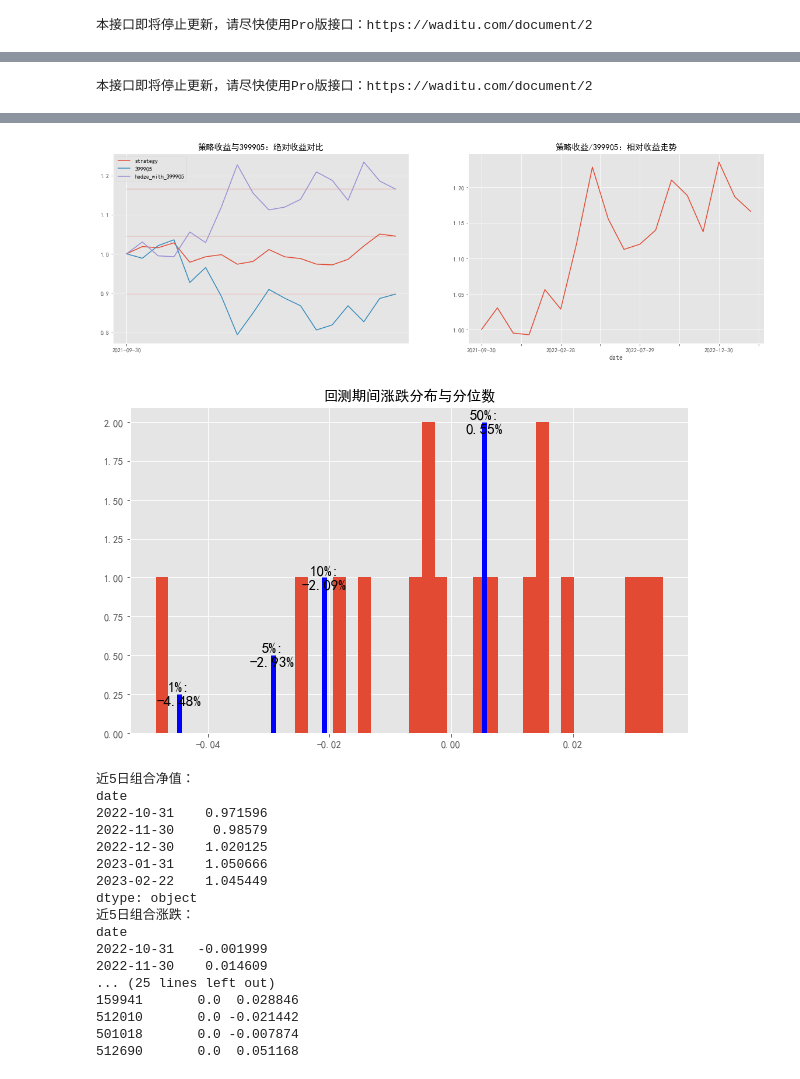
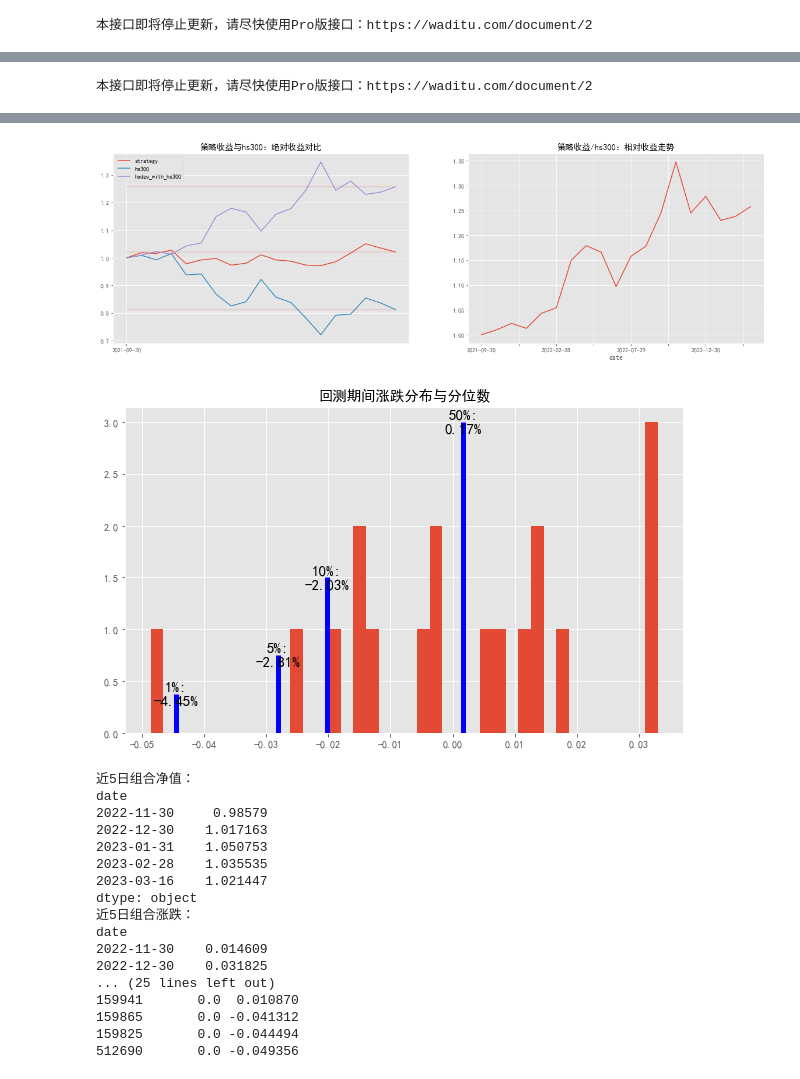
Before and after one commit to jwli601/stocks_stories, a Jupyter notebook: cv_strategy_intro.ipynb, the cells around one changed output, grey strips where cells are left out. Cells and saved outputs as stored; diff of their text form; code cells hidden in the pictures.

```diff
--- a/cv_strategy_intro.ipynb
+++ b/cv_strategy_intro.ipynb
@@ -448,4 +421,4 @@ plt.show()
 # %%
-am.visualization(control_group='399905')
+am.visualization(control_group='hs300')
 # %% [output]
 本接口即将停止更新，请尽快使用Pro版接口：https://waditu.com/document/2
@@ -453,19 +426,19 @@ am.visualization(control_group='399905')
-[figure, old version]
+[figure, new version]
-[figure, old version]
+[figure, new version]
 近5日组合净值：
 date
-2022-10-31    0.971596
 2022-11-30     0.98579
-2022-12-30    1.020125
-2023-01-31    1.050666
-2023-02-22    1.045449
+2022-12-30    1.017163
+2023-01-31    1.050753
+2023-02-28    1.035535
+2023-03-16    1.021447
 dtype: object
 近5日组合涨跌：
 date
-2022-10-31   -0.001999
 2022-11-30    0.014609
+2022-12-30    0.031825
 ... (25 lines left out)
-159941       0.0  0.028846
-512010       0.0 -0.021442
-501018       0.0 -0.007874
-512690       0.0  0.051168
+159941       0.0  0.010870
+159865       0.0 -0.041312
+159825       0.0 -0.044494
+512690       0.0 -0.049356
```
Also changed, not shown: parts of 23 cells of this notebook, 2 other files.
